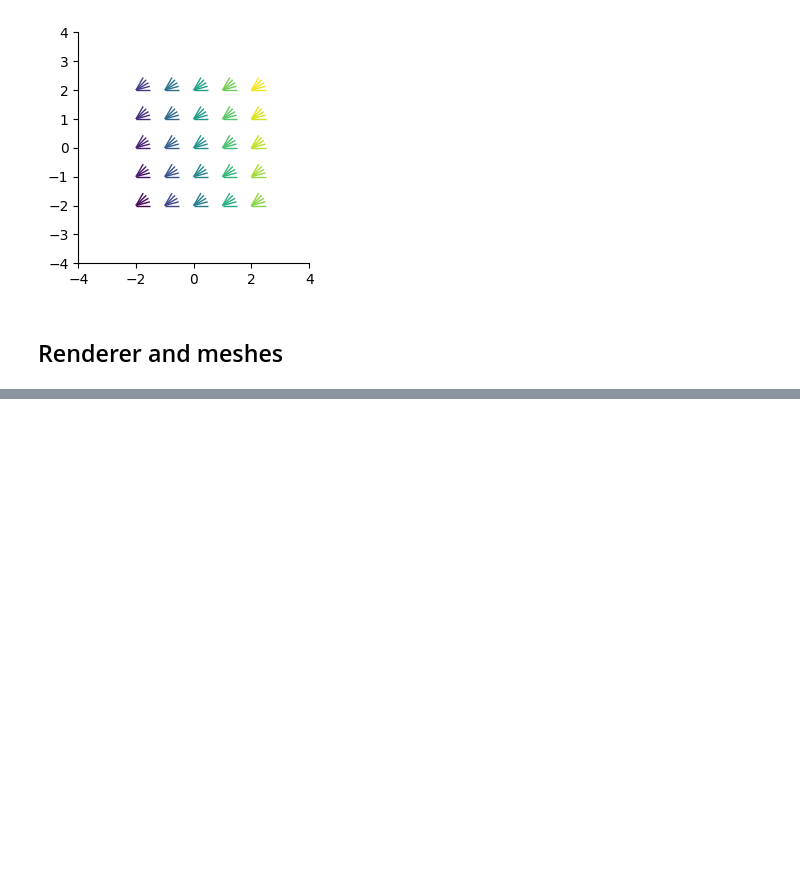
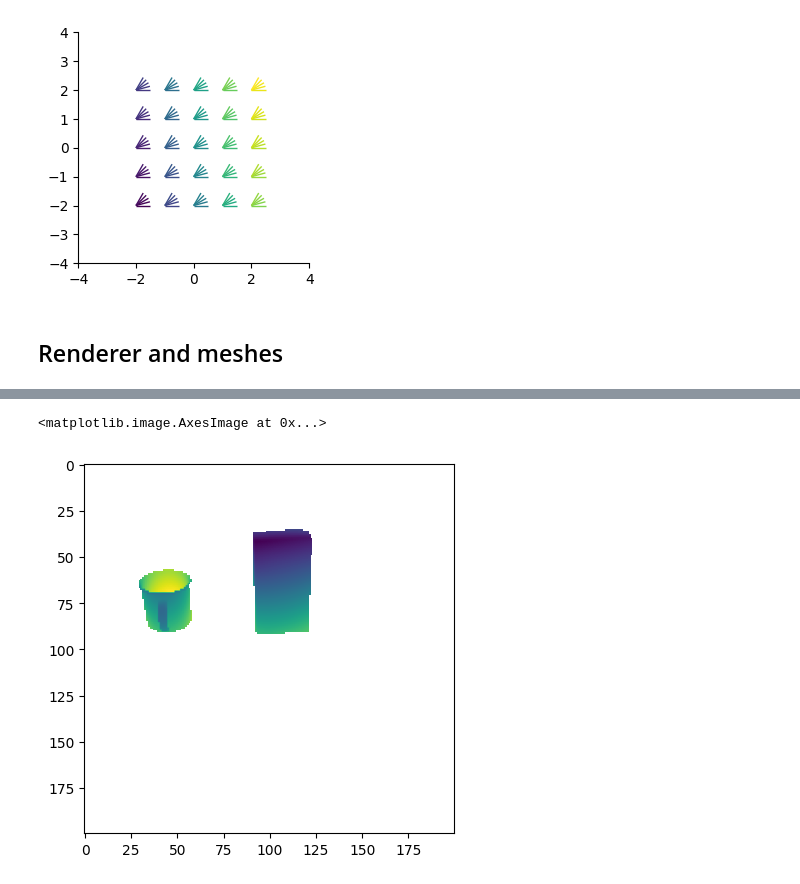
Before and after one commit to probcomp/chi-sight-mkl, a Jupyter notebook: notebooks/30 - Table Scene Model.ipynb, the cells around one changed output, grey strips where cells are left out. Cells and saved outputs as stored; diff of their text form; code cells hidden in the pictures; blank space fills up the shorter version.

```diff
--- a/notebooks/30 - Table Scene Model.ipynb
+++ b/notebooks/30 - Table Scene Model.ipynb
@@ -206,0 +229,14 @@ plt.imshow(prep_im(X))
+# %%
+fname = f"table_scene_2"
+arr = jnp.load(f"data/likelihood_test/{fname}.npy", allow_pickle=True)
+ch = arr.item()["choices"]
+# %%
+_, tr_ = model.importance(key, ch , args)
+cam, ps, inds = tr_.retval
+X = render(cam, ps, inds)
+
+# =====================
+plt.imshow(prep_im(X))
+# %% [output]
+<matplotlib.image.AxesImage at 0x...>
+[figure, added]
```
Also changed, not shown: parts of 10 cells of this notebook.
